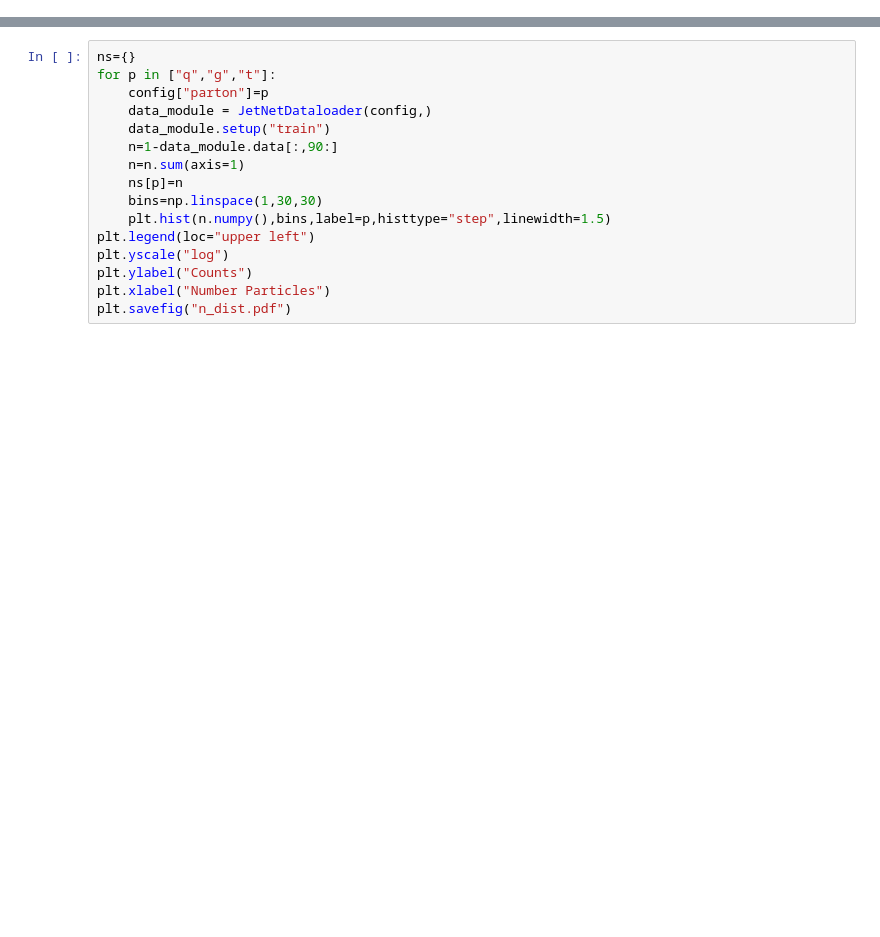
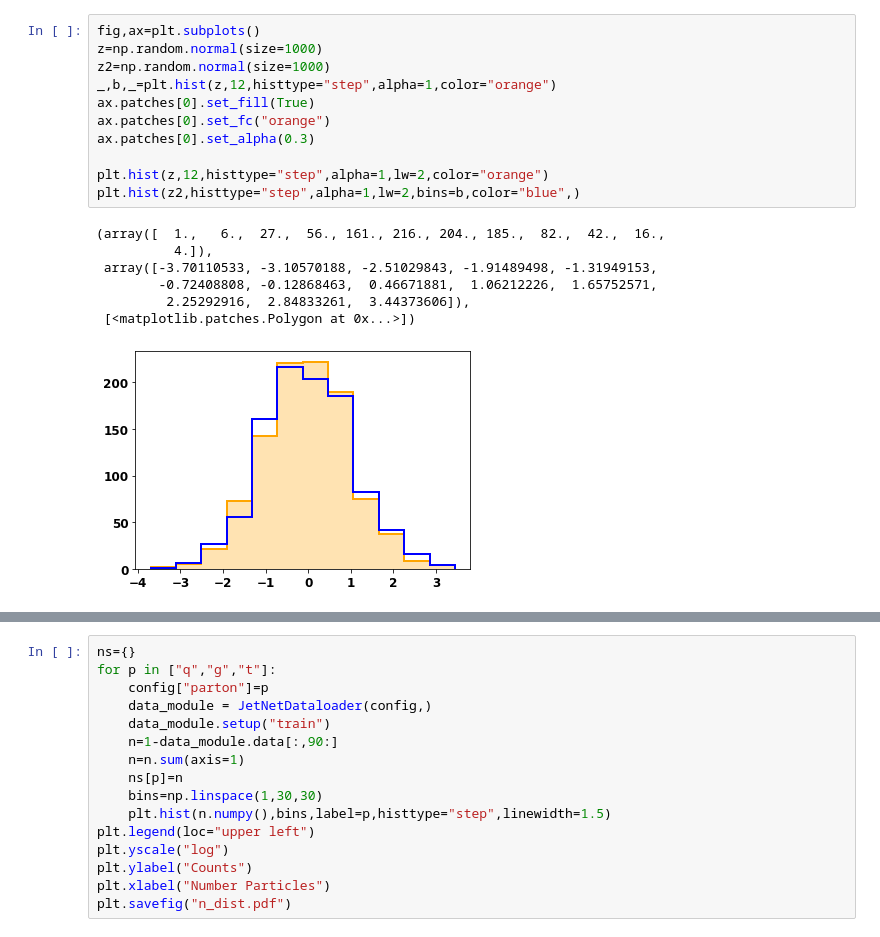
Before and after one commit to kaechb/LitJetNet, a Jupyter notebook: LitNF/plots-trafo-Neurips.ipynb, the cells around one changed output, grey strips where cells are left out. Saved outputs shown, nothing was run; the diff lists cells and outputs as text; blank space fills up the shorter version.

```diff
--- a/LitNF/plots-trafo-Neurips.ipynb
+++ b/LitNF/plots-trafo-Neurips.ipynb
@@ -295,3 +314,22 @@ class plotting_paper():
+# %%
+fig,ax=plt.subplots()
+z=np.random.normal(size=1000)
+z2=np.random.normal(size=1000)
+_,b,_=plt.hist(z,12,histtype="step",alpha=1,color="orange")
+ax.patches[0].set_fill(True)
+ax.patches[0].set_fc("orange")
+ax.patches[0].set_alpha(0.3)
+
+plt.hist(z,12,histtype="step",alpha=1,lw=2,color="orange")
+plt.hist(z2,histtype="step",alpha=1,lw=2,bins=b,color="blue",)
+# %% [output]
+(array([  1.,   6.,  27.,  56., 161., 216., 204., 185.,  82.,  42.,  16.,
+          4.]),
+ array([-3.70110533, -3.10570188, -2.51029843, -1.91489498, -1.31949153,
+        -0.72408808, -0.12868463,  0.46671881,  1.06212226,  1.65752571,
+         2.25292916,  2.84833261,  3.44373606]),
+ [<matplotlib.patches.Polygon at 0x...>])
+[figure, added]
 # %%
 import yaml
 import os
```
Also changed, not shown: parts of 3 cells of this notebook, 8 other files.
